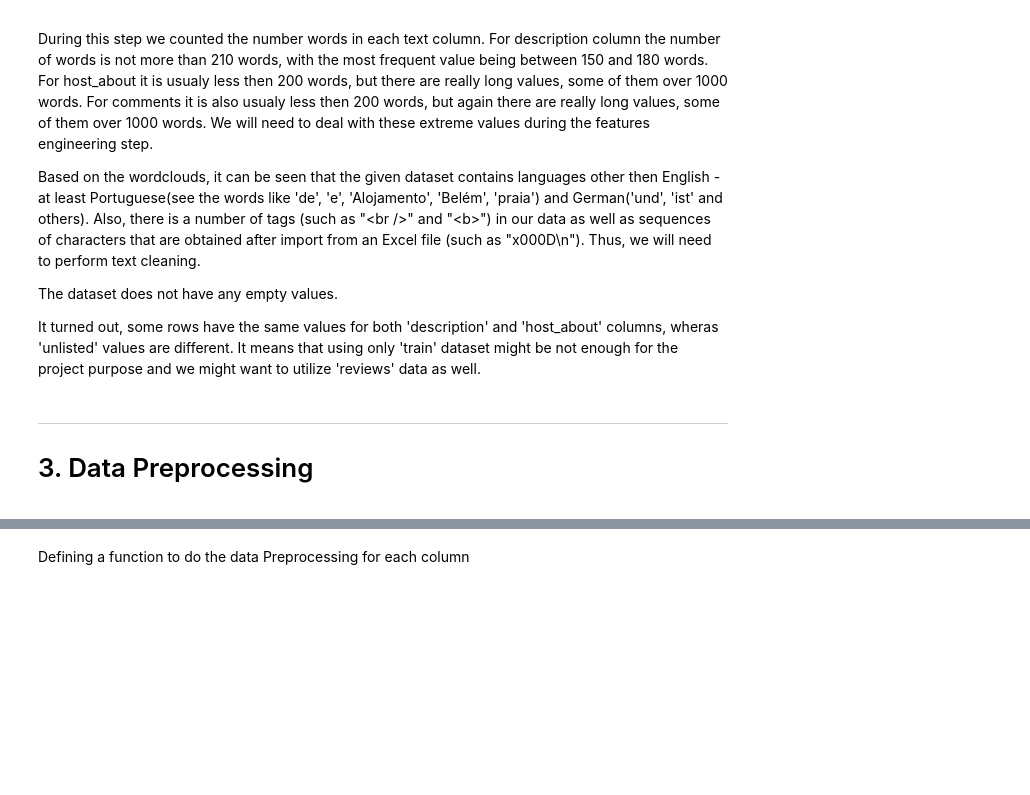
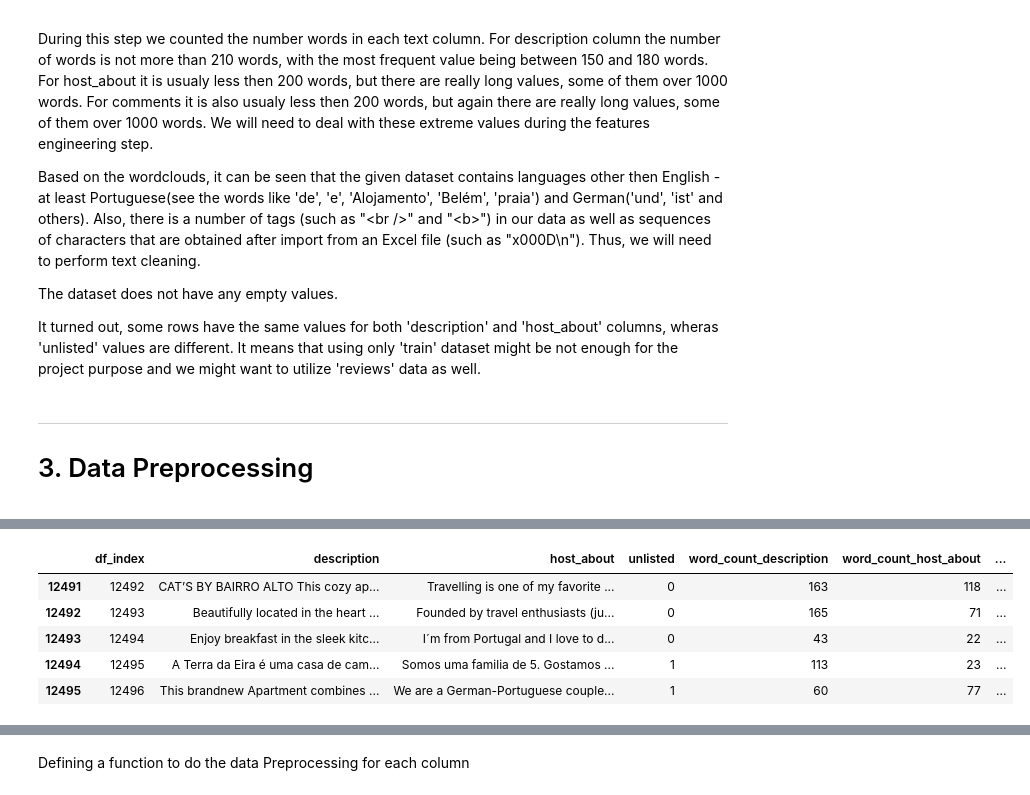
Before and after one commit to iryna-savchuk/TM_project, a Jupyter notebook: NLP_17.ipynb, the cells around one changed output, grey strips where cells are left out. Drawn from its saved outputs; the diff is of its cells as text; code cells hidden in the pictures; blank space fills up the shorter version.

Commit message:
translation of train and test

```diff
--- a/NLP_17.ipynb
+++ b/NLP_17.ipynb
@@ -784,0 +798,18 @@ It turned out, some rows have the same values for both 'description' and 'host_a
+# %%
+# Creating a function to remove HTML tags
+def remove_HTML_tags(df, column):
+    """Function that removes HTML tags from a column containing strings in a dataframe."""
+
+    # Remove HTML tags from df[column] using BeautifulSoup
+    df[column] = df[column].apply(lambda x: BeautifulSoup(x, "html.parser").get_text(separator=" ") if isinstance(x, str) else x)
+
+    # Remove extra whitespaces and newline characters from df[column]
+    df[column] = df[column].apply(lambda x: re.sub(r'\s+', ' ', x).strip() if isinstance(x, str) else x)
+
+    return df
+# %%
+# Applying the function above to remove HTML tags
+clean_airbnb_df = remove_HTML_tags(airbnb_language_df, 'description')
+clean_airbnb_df = remove_HTML_tags(clean_airbnb_df,'host_about')
+
+clean_reviews_df = remove_HTML_tags(reviews_languages_df,'comments')
@@ -784,0 +851,33 @@ It turned out, some rows have the same values for both 'description' and 'host_a
+# %%
+## Translating 'description' column, creating a new column 'description_english'
+
+# Taking descriptions values and their detected languages
+descriptions = clean_airbnb_df.description
+description_languages = clean_airbnb_df.description_language
+
+# Generating values for the new 'description_english' column
+description_english = []
+
+for i in tqdm(range(len(descriptions))):
+    if description_languages[i] == 'en':
+        description_english.append(descriptions[i])
+    else:
+        sentences = split_text_into_sentences(descriptions[i]) # Split text into sentences/chunks
+        translated_sentences = translate_text_chunks(sentences) # Translate each sentence/chunk
+        translated_output = " ".join(translated_sentences) # Merge translated sentences/chunks
+        description_english.append(translated_output)
+
+# Add a new column to train_df
+clean_airbnb_df['description_english'] = description_english
+
+# Saving intermediate file
+clean_airbnb_df.to_csv('output/train_with_translation_part1.csv', index=False)
+
+clean_airbnb_df.tail(5)
+# %% [output]
+|  | df_index | description | host_about | unlisted | word_count_description | word_count_host_about | ... |
+| 12491 | 12492 | CAT’S BY BAIRRO ALTO This cozy ap... | Travelling is one of my favorite ... | 0 | 163 | 118 | ... |
+| 12492 | 12493 | Beautifully located in the heart ... | Founded by travel enthusiasts (ju... | 0 | 165 | 71 | ... |
+| 12493 | 12494 | Enjoy breakfast in the sleek kitc... | I´m from Portugal and I love to d... | 0 | 43 | 22 | ... |
+| 12494 | 12495 | A Terra da Eira é uma casa de cam... | Somos uma familia de 5. Gostamos ... | 1 | 113 | 23 | ... |
+| 12495 | 12496 | This brandnew Apartment combines ... | We are a German-Portuguese couple... | 1 | 60 | 77 | ... |
```
Also changed, not shown: parts of 48 cells of this notebook.
